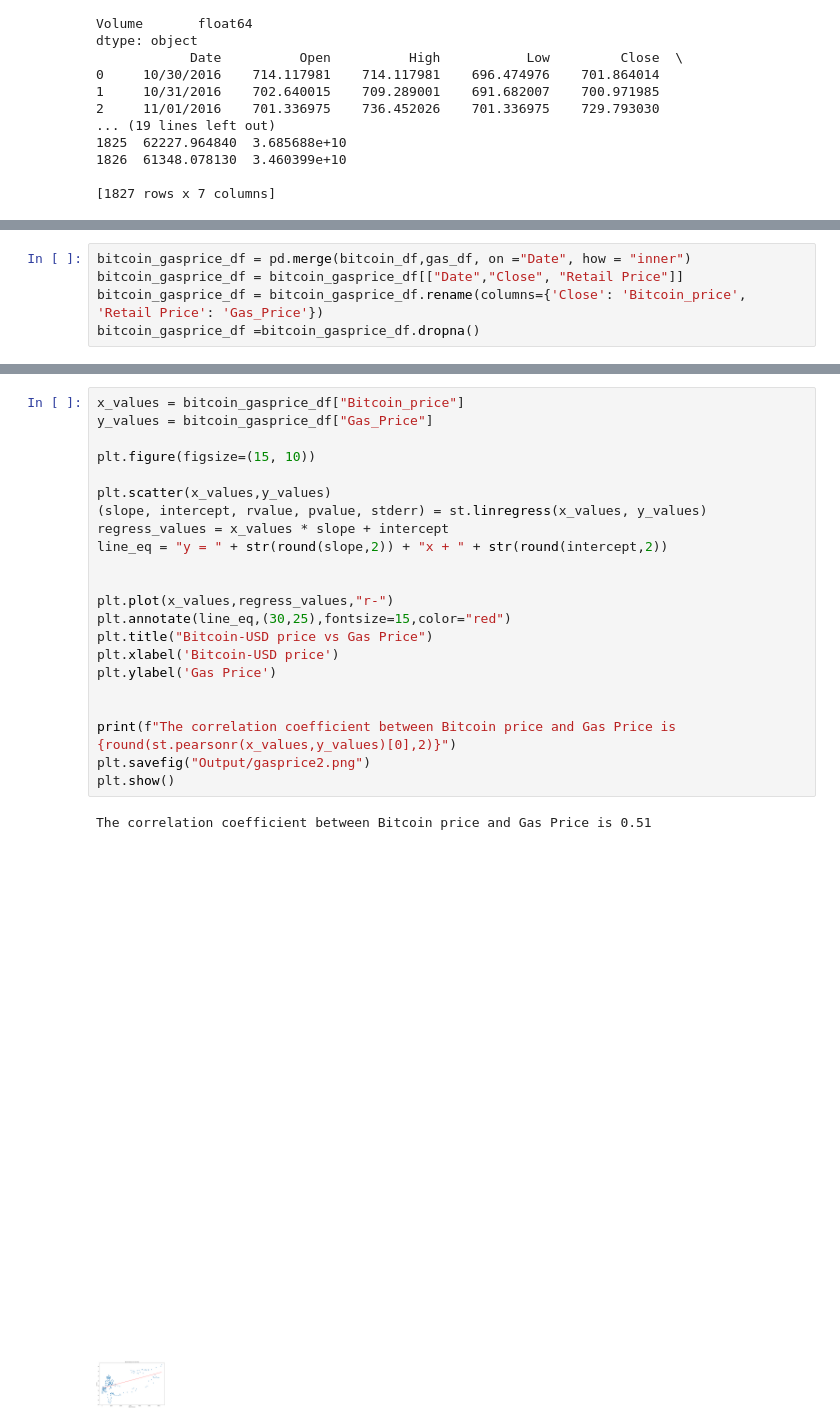
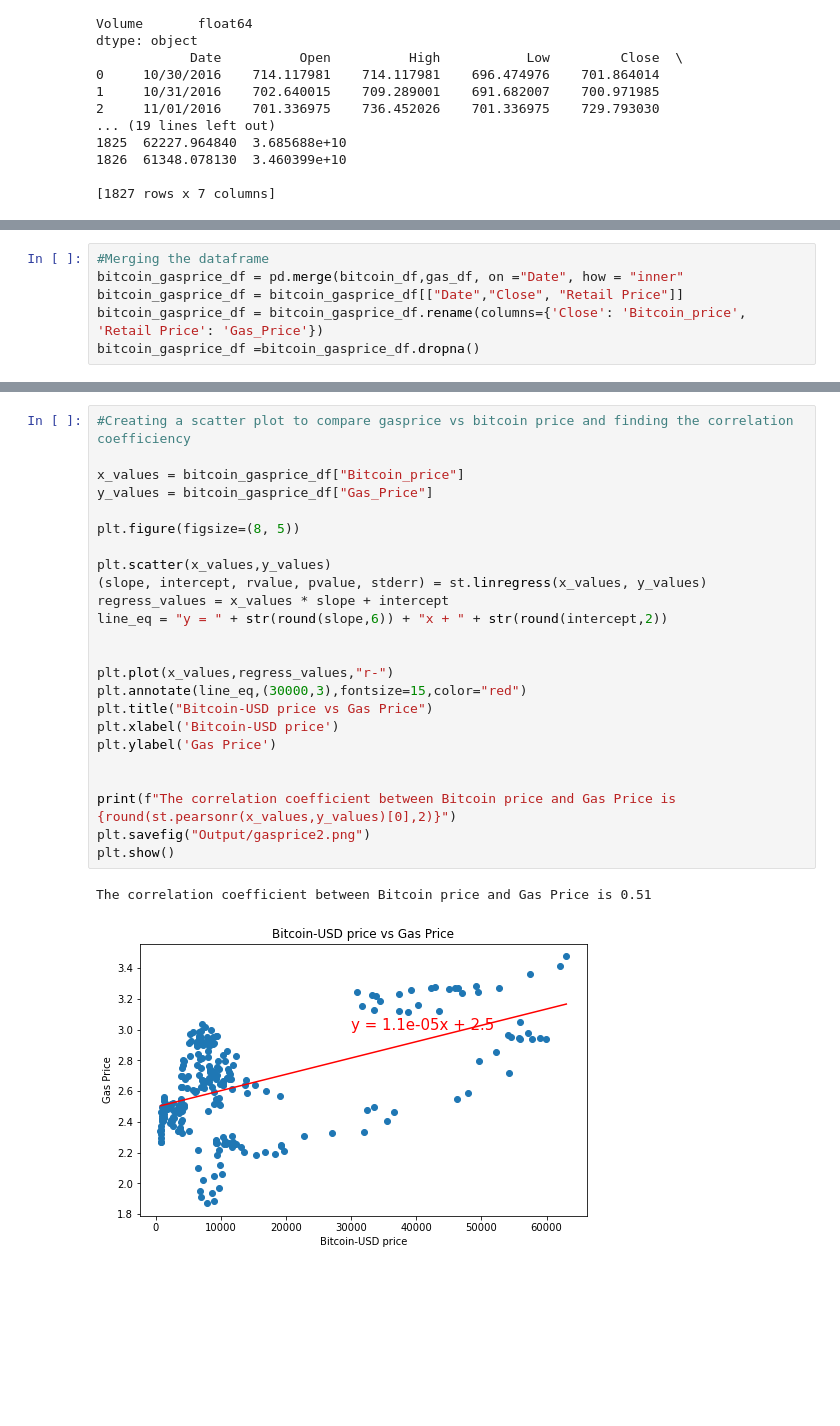
Before and after one commit to CharlotteC21/Cryptocurreny-Trend-Analysis-Group-Project, a Jupyter notebook: Bitcoin_vs_Gasprice.ipynb, the cells around one changed output, grey strips where cells are left out. Saved outputs shown, nothing was run; the diff lists cells and outputs as text; blank space fills up the shorter version.

```diff
--- a/Bitcoin_vs_Gasprice.ipynb
+++ b/Bitcoin_vs_Gasprice.ipynb
@@ -83,7 +82,8 @@ print(gas_df)
 
 [1491 rows x 2 columns]
 # %%
-bitcoin_gasprice_df = pd.merge(bitcoin_df,gas_df, on ="Date", how = "inner")
+#Merging the dataframe
+bitcoin_gasprice_df = pd.merge(bitcoin_df,gas_df, on ="Date", how = "inner"
 bitcoin_gasprice_df = bitcoin_gasprice_df[["Date","Close", "Retail Price"]]
 bitcoin_gasprice_df = bitcoin_gasprice_df.rename(columns={'Close': 'Bitcoin_price', 'Retail Price': 'Gas_Price'})
 bitcoin_gasprice_df =bitcoin_gasprice_df.dropna()
@@ -116,25 +123,27 @@ plt.show()
 # %%
+#Creating a scatter plot to compare gasprice vs bitcoin price and finding the correlation coefficiency
+
 x_values = bitcoin_gasprice_df["Bitcoin_price"]
 y_values = bitcoin_gasprice_df["Gas_Price"]
 
-plt.figure(figsize=(15, 10))
+plt.figure(figsize=(8, 5))
 
 plt.scatter(x_values,y_values)
 (slope, intercept, rvalue, pvalue, stderr) = st.linregress(x_values, y_values)
 regress_values = x_values * slope + intercept
-line_eq = "y = " + str(round(slope,2)) + "x + " + str(round(intercept,2))
+line_eq = "y = " + str(round(slope,6)) + "x + " + str(round(intercept,2))
 
 
 plt.plot(x_values,regress_values,"r-")
-plt.annotate(line_eq,(30,25),fontsize=15,color="red")
+plt.annotate(line_eq,(30000,3),fontsize=15,color="red")
 plt.title("Bitcoin-USD price vs Gas Price")
 plt.xlabel('Bitcoin-USD price')
 plt.ylabel('Gas Price')
 
 
 print(f"The correlation coefficient between Bitcoin price and Gas Price is {round(st.pearsonr(x_values,y_values)[0],2)}")
 plt.savefig("Output/gasprice2.png")
 plt.show()
 # %% [output]
 The correlation coefficient between Bitcoin price and Gas Price is 0.51
-[figure, old version]
+[figure, new version]
```
Also changed, not shown: parts of 4 cells of this notebook, 6 other files.
